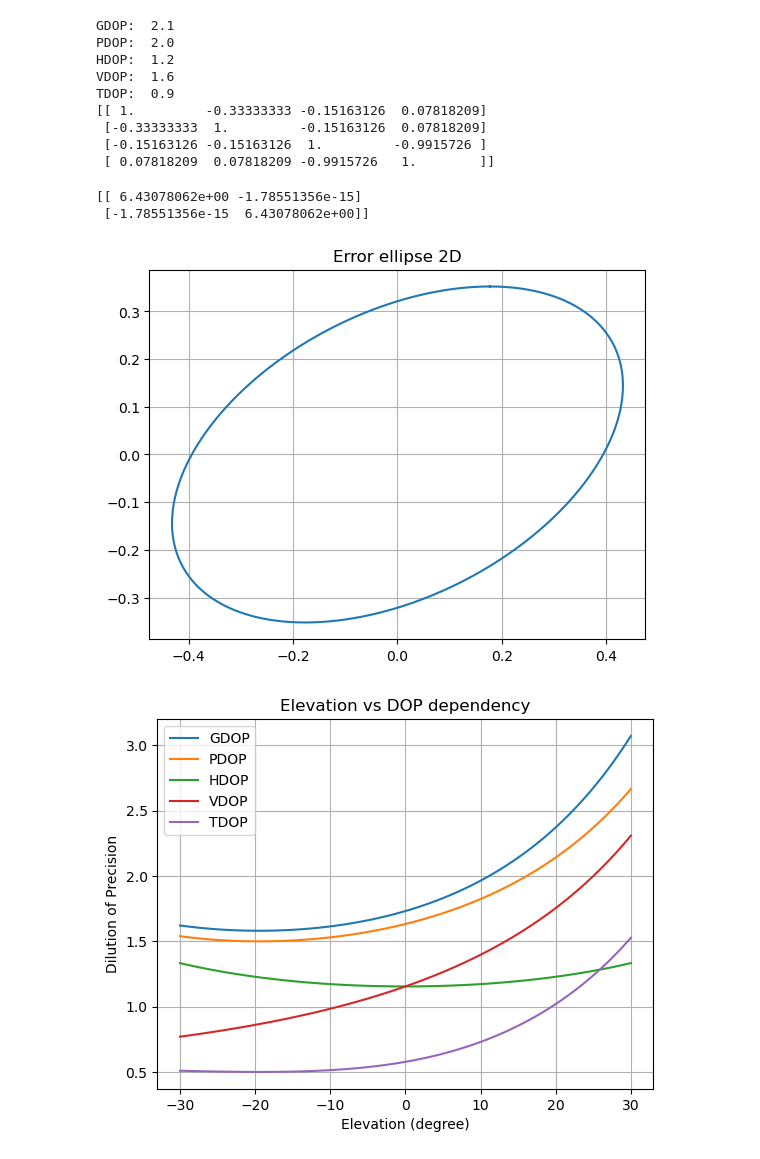
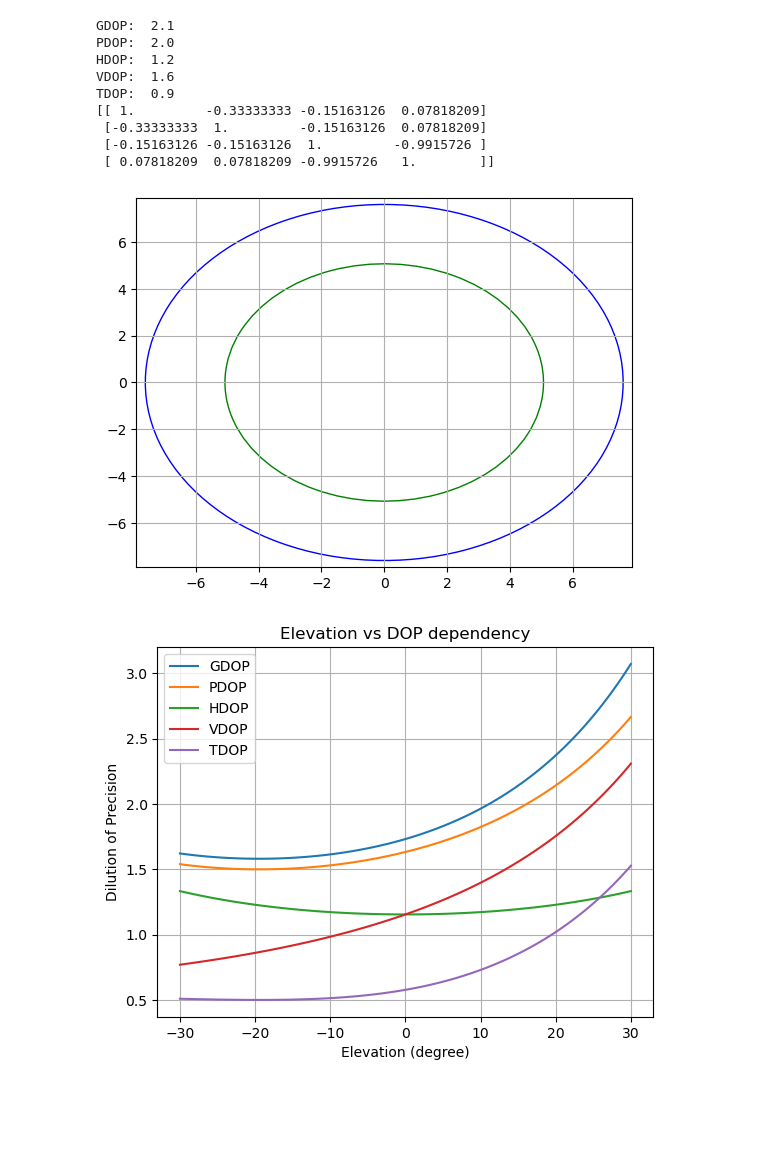
Before and after one commit to jggjevestad/TTT4150, a Jupyter notebook: Exercise 7 sol.ipynb, the cells around one changed output. Drawn from its saved outputs; the diff is of its cells as text; code cells hidden in the pictures; blank space fills up the shorter version.

```diff
--- a/Exercise 7 sol.ipynb
+++ b/Exercise 7 sol.ipynb
@@ -69,17 +69,28 @@ TDOP:  0.9
 # %%
 # Standard deviation
 sigma0 = 3
 
 # Covariance matrix
 SIGMAx = sigma0**2*Q
-print(SIGMAx[0:2, 0:2])
 
-# Plot error ellipse
-error_ellipse2D(SIGMAx[0:2, 0:2])
+# Generate figure
+fig, ax = plt.subplots()
+
+# Generate error ellipse
+ell1 = error_ellipse2D(0, 0, SIGMAx[0:2, 0:2], sigma=2, ec='green')
+ell2 = error_ellipse2D(0, 0, SIGMAx[0:2, 0:2], sigma=3, ec='blue')
+
+ell1.set_facecolor('none')
+ax.add_patch(ell1)
+
+ell2.set_facecolor('none')
+ax.add_patch(ell2)
+
+ax.autoscale()
+plt.grid()
+plt.show()
 # %% [output]
-[[ 6.43078062e+00 -1.78551356e-15]
- [-1.78551356e-15  6.43078062e+00]]
-[figure, old version]
+[figure, new version]
 # %%
 # Generate elevation plot data
 
```
Also changed, not shown: parts of 1 cell of this notebook, 13 other files.
